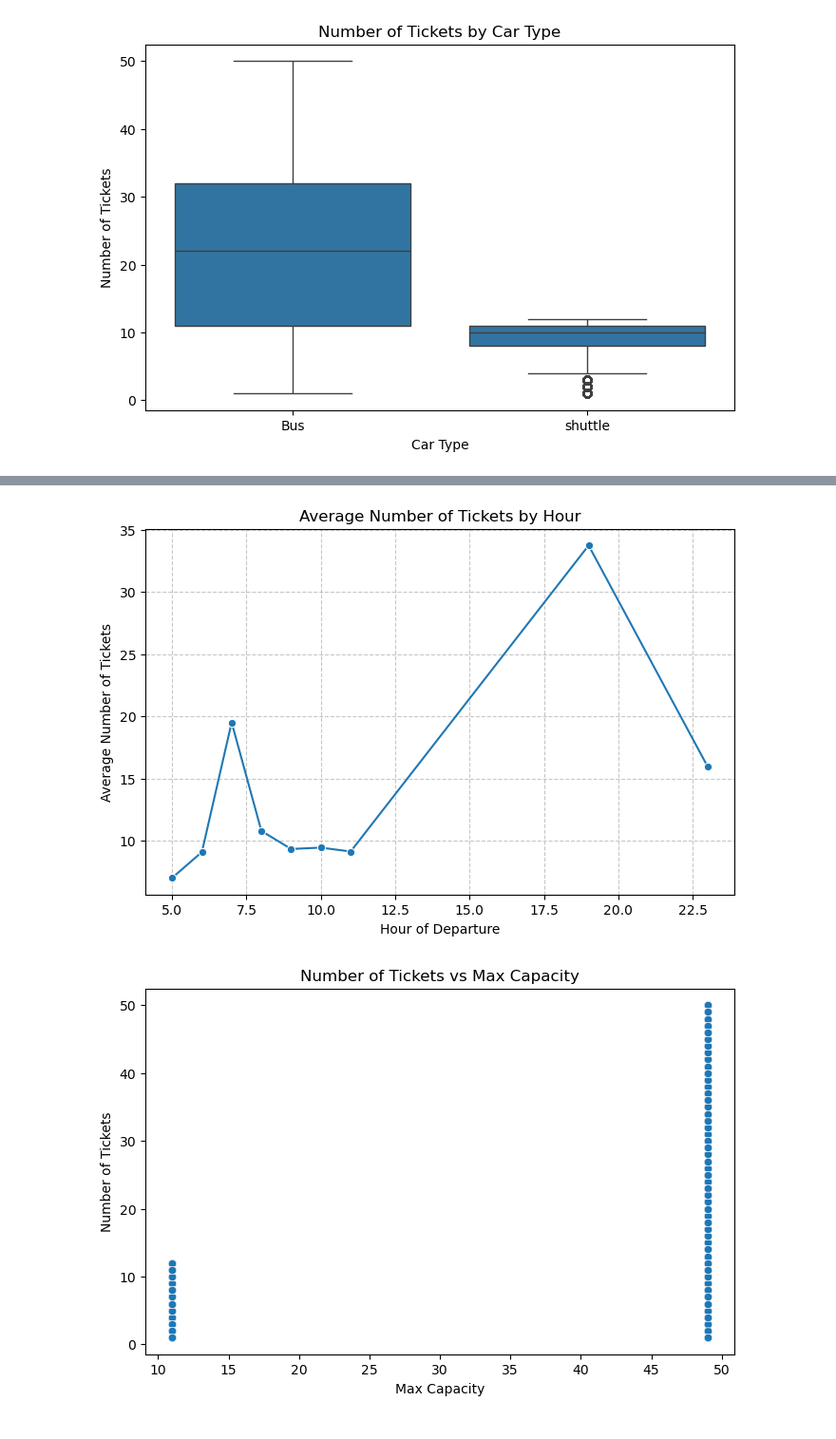
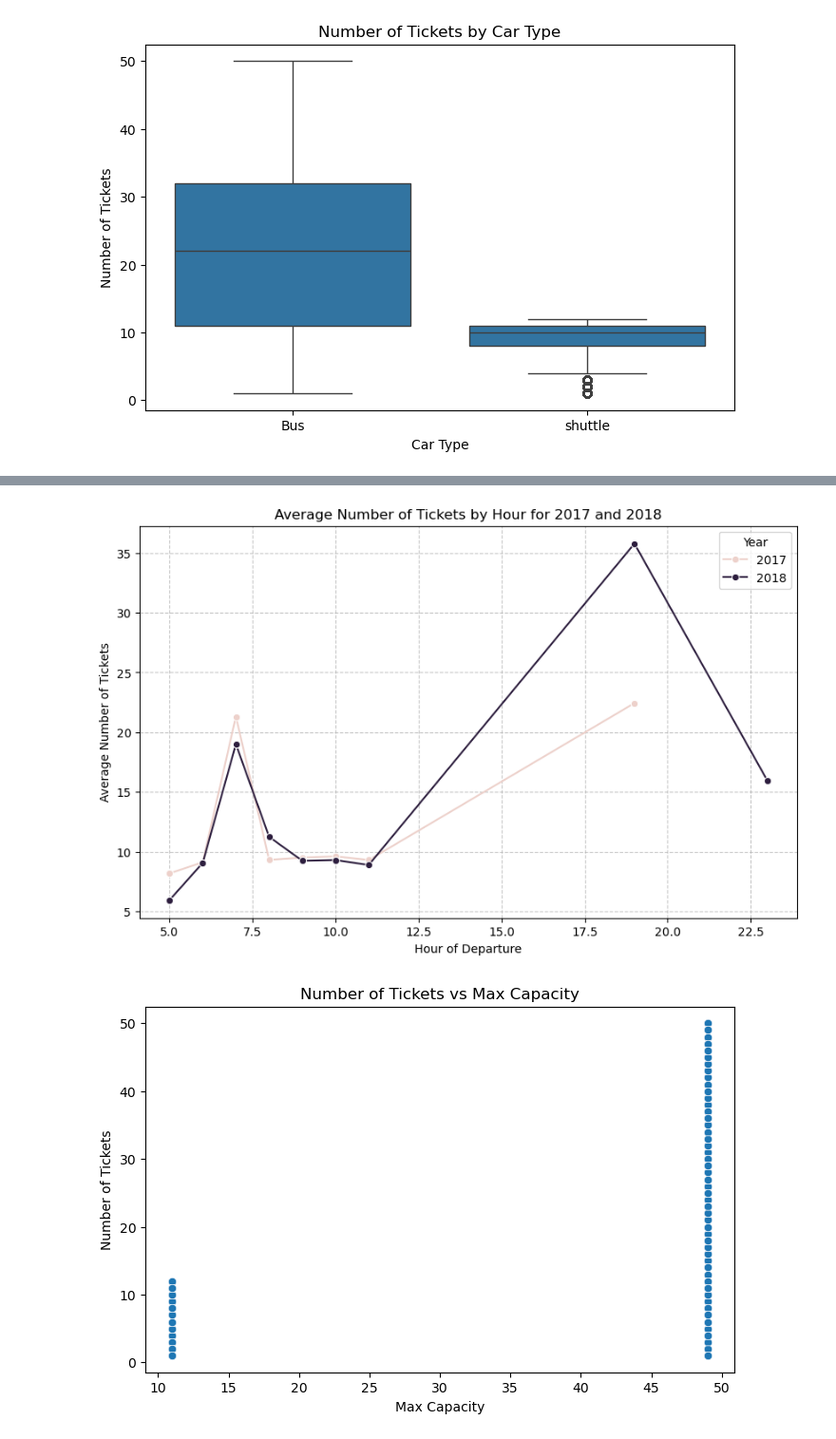
Before and after one commit to The-DigitalAcademy/Traffic_Jam_Analysis, a Jupyter notebook: creatingmodel.ipynb, the cells around one changed output, grey strips where cells are left out. Shown at 95% size. Cells and saved outputs as stored; diff of their text form; code cells hidden in the pictures.

```diff
--- a/creatingmodel.ipynb
+++ b/creatingmodel.ipynb
@@ -197,15 +211,19 @@ plt.show()
 # %%
 
-hourly_tickets = df_train.groupby("hour")["number_of_tickets"].mean().reset_index()
-plt.figure(figsize=(8, 5))
-sns.lineplot(x="hour", y="number_of_tickets", data=hourly_tickets, marker="o")
-plt.title("Average Number of Tickets by Hour")
+df_filtered = df_train[df_train["year"].isin([2017, 2018])]
+
+hourly_tickets = df_filtered.groupby(["year", "hour"])["number_of_tickets"].mean().reset_index()
+
+plt.figure(figsize=(10, 6))
+sns.lineplot(x="hour", y="number_of_tickets", hue="year", data=hourly_tickets, marker="o")
+plt.title("Average Number of Tickets by Hour for 2017 and 2018")
 plt.xlabel("Hour of Departure")
 plt.ylabel("Average Number of Tickets")
 plt.grid(axis='both', linestyle='--', alpha=0.7)
+plt.legend(title="Year")
 plt.show()
 # %% [output]
-[figure, old version]
+[figure, new version]
 # %%
 
 plt.figure(figsize=(8, 5))
```
Also changed, not shown: parts of 5 cells of this notebook, 1 other file.
